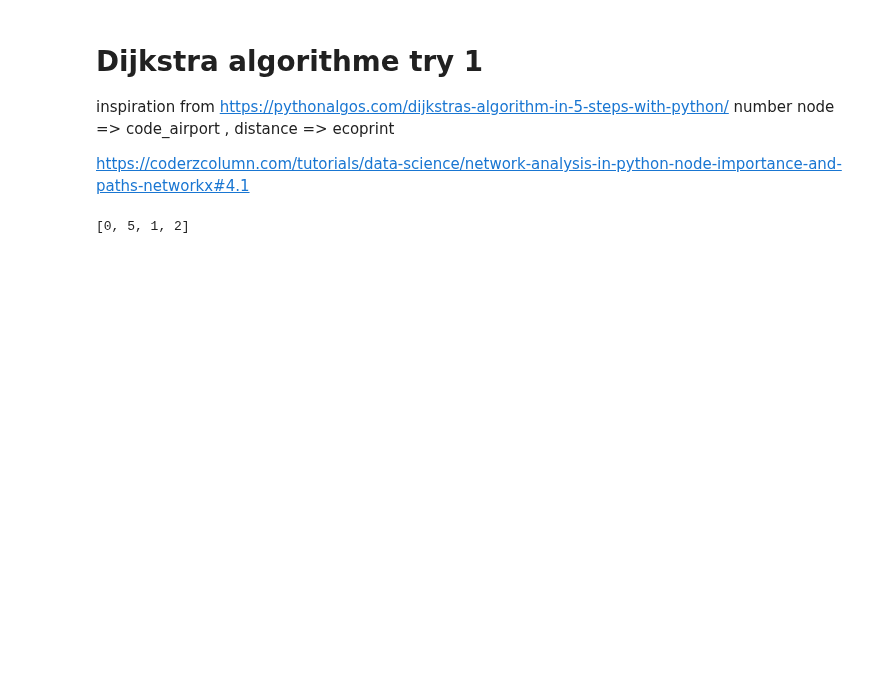
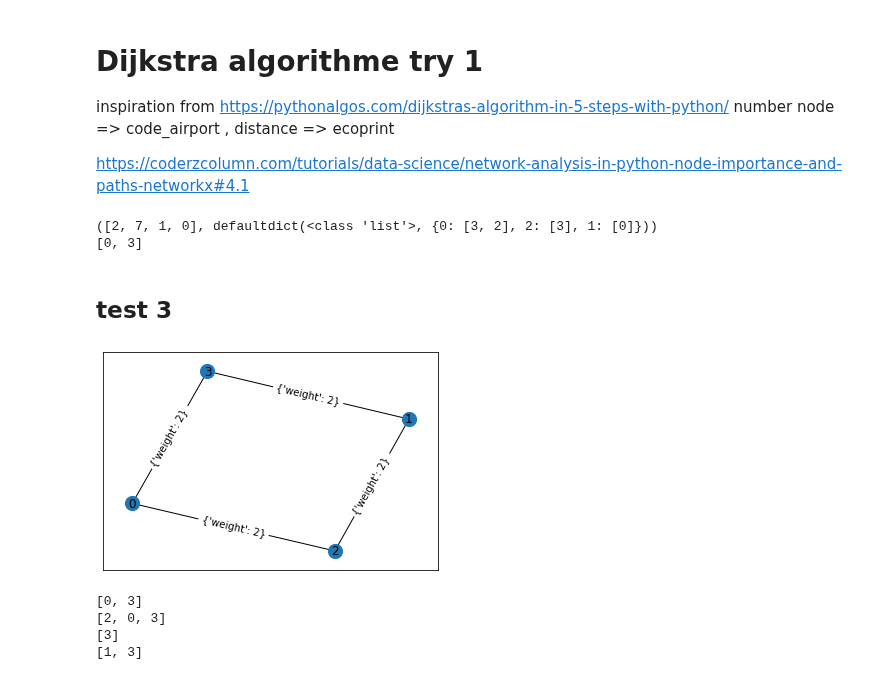
Before and after one commit to annevogel13/lifradaravion, a Jupyter notebook: NotebooksAnne/correspondance(1).ipynb, the cells around one changed output. Cells and saved outputs as stored; diff of their text form; code cells hidden in the pictures; blank space fills up the shorter version.

```diff
--- a/NotebooksAnne/correspondance(1).ipynb
+++ b/NotebooksAnne/correspondance(1).ipynb
@@ -307,10 +325,14 @@ graph_test_nb = { # form needed for dijkstra
 # %%
 #print(naive_dijkstras(graph,1))
-lazy_dijkstras(graph_test_nb, 0) #[0, 5, 1, 2]
-
+retourn = lazy_dijkstras(graph_test_nb, 3) #[0, 5, 1, 2]
+print(retourn)
+print(returnPath(retourn[1], 3, 0))
 # cela veut dire que
 #    | AAL|LPA |DUS |LNZ|
 # AAL  0  |  5 | 1  | 2 |
 # conclusion de AAL à LNZ le plus courte chemin est 2
 # %% [output]
-[0, 5, 1, 2]
+([2, 7, 1, 0], defaultdict(<class 'list'>, {0: [3, 2], 2: [3], 1: [0]}))
+[0, 3]
+# %% [markdown]
+## test 3
@@ -316,0 +385,19 @@ lazy_dijkstras(graph_test_nb, 0) #[0, 5, 1, 2]
+# %%
+graphe_test = nx.Graph()
+returnlist = []
+conlist = creation_edges_am(graphe_test, returnlist, 'AAL', 'LNZ')
+
+#conlist.extend(creation_edges_am(graphe_test, returnlist, returnlist[1], returnlist[3] ))
+
+dessiner_graphe(graphe_test)
+len_path = dict(nx.all_pairs_dijkstra_path(graphe_test))
+#nx.dijkstra_path_length(graph_test, 0
+
+for n, (dist, path) in nx.all_pairs_dijkstra(graphe_test):
+    print(path[3])
+# %% [output]
+[figure, added]
+[0, 3]
+[2, 0, 3]
+[3]
+[1, 3]
```
Also changed, not shown: parts of 13 cells of this notebook.
